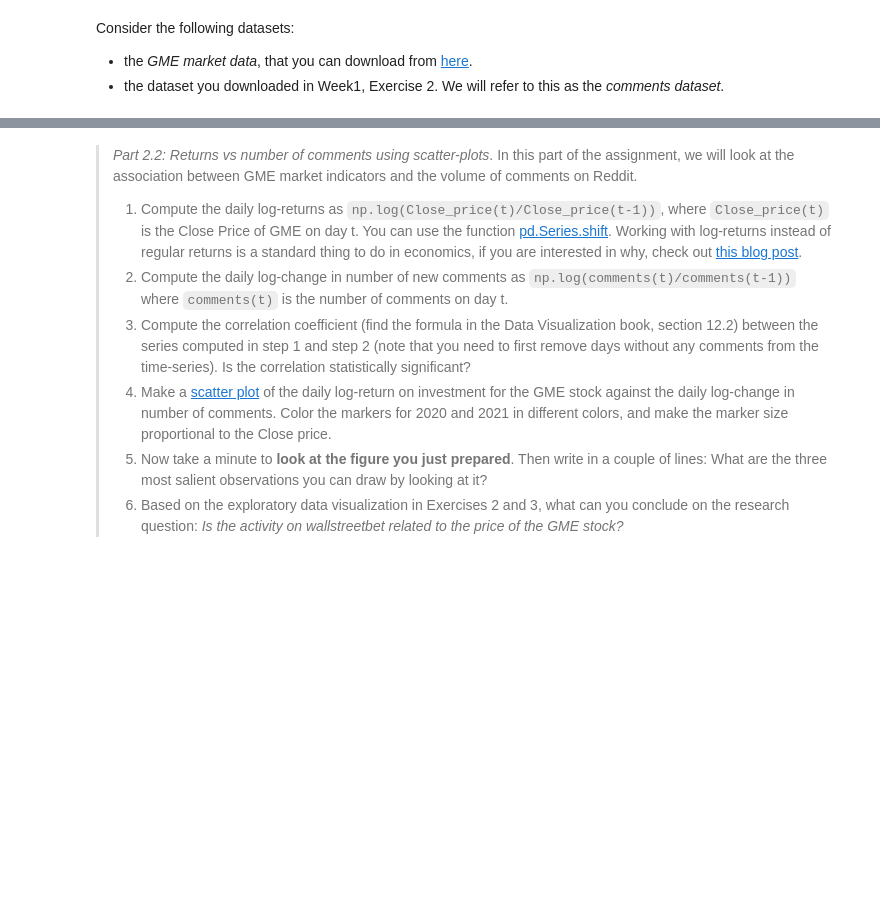
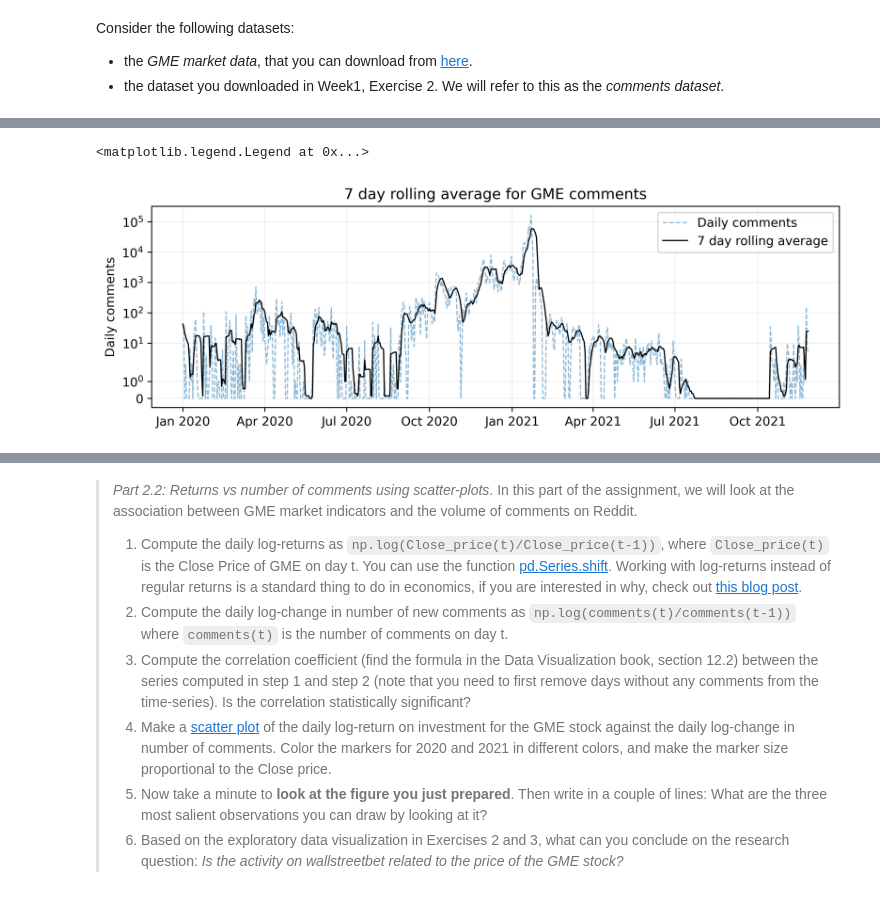
Before and after one commit to TECH-yufu/comsocsci2022-assignment-1, a Jupyter notebook: Assignment1.ipynb, the cells around one changed output, grey strips where cells are left out. Saved outputs shown, nothing was run; the diff lists cells and outputs as text; code cells hidden in the pictures; blank space fills up the shorter version.

```diff
--- a/Assignment1.ipynb
+++ b/Assignment1.ipynb
@@ -58,0 +101,18 @@ Consider the following datasets:
+# %%
+# rolling 7 day average
+rolled_series = df2['id'].rolling("7D").mean()
+
+# plot figure
+fig, ax = plt.subplots(figsize=(10,3), dpi=400)
+my_fmt = mdates.DateFormatter('%b %Y')
+ax.plot(df2.index, df2['id'], ls="--", alpha=0.5, label="Daily comments")
+ax.plot(df2.index, rolled_series, color='k', label="7 day rolling average")
+ax.set_ylabel("Daily comments")
+ax.set_yscale("symlog") # log y axis
+ax.xaxis.set_major_formatter(my_fmt)
+ax.set_title("7 day rolling average for GME comments")
+plt.grid(alpha=0.2)
+ax.legend()
+# %% [output]
+<matplotlib.legend.Legend at 0x...>
+[figure, added]
```
Also changed, not shown: parts of 24 cells of this notebook.
